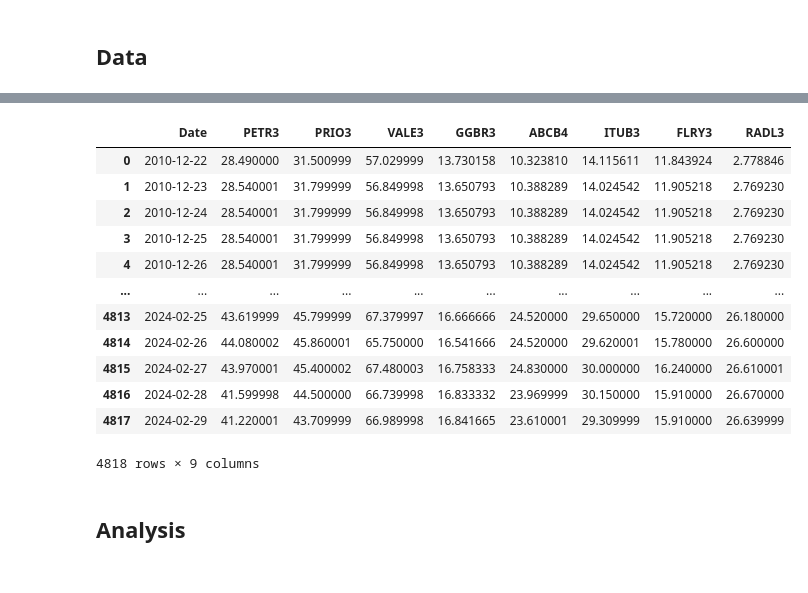
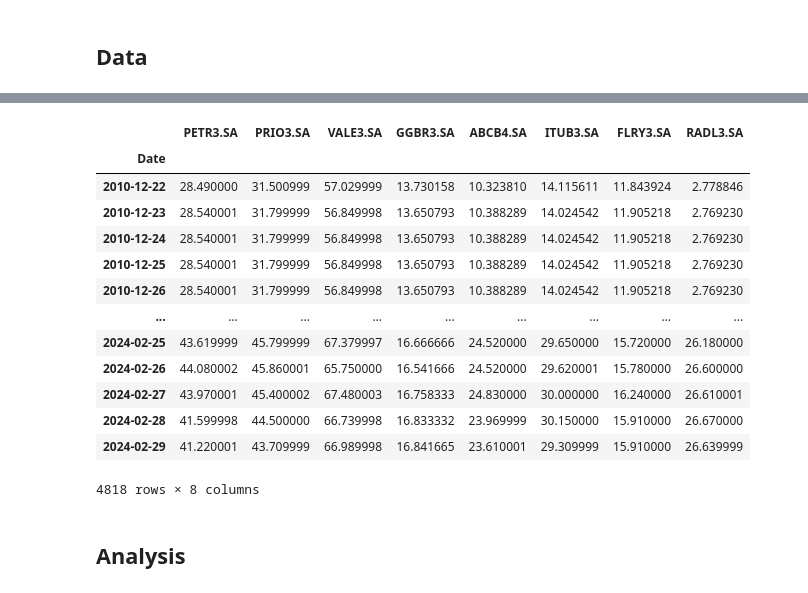
Before and after one commit to semcovici/Mean-Reversion-Prediction-with-Brazilian-Stocks-Market, a Jupyter notebook: notebooks/EDA_relatorio.ipynb, the cells around one changed output, grey strips where cells are left out. Saved outputs shown, nothing was run; the diff lists cells and outputs as text; code cells hidden in the pictures.

```diff
--- a/notebooks/EDA_relatorio.ipynb
+++ b/notebooks/EDA_relatorio.ipynb
@@ -61,7 +57,7 @@ def create_joint_df(dict_dfs, col):
 
         df_rel = df[col].reset_index()
 
-        df_rel.rename({col: asset.replace(".SA", "")},axis= 1, inplace = True)
+        df_rel.rename({col: asset},axis= 1, inplace = True)
 
 
         if len(df_final) == 0:
@@ -116,20 +119,23 @@ df_dp_int
 # %%
 df_close = create_joint_df(dict_dfs, 'Close')
+df_close.Date = pd.to_datetime(df_close.Date)
+df_close.set_index("Date", inplace=True)
 df_close
 # %% [output]
-|  | Date | PETR3 | PRIO3 | VALE3 | GGBR3 | ABCB4 | ITUB3 | FLRY3 | RADL3 |
-| 0 | 2010-12-22 | 28.490000 | 31.500999 | 57.029999 | 13.730158 | 10.323810 | 14.115611 | 11.843924 | 2.778846 |
-| 1 | 2010-12-23 | 28.540001 | 31.799999 | 56.849998 | 13.650793 | 10.388289 | 14.024542 | 11.905218 | 2.769230 |
-| 2 | 2010-12-24 | 28.540001 | 31.799999 | 56.849998 | 13.650793 | 10.388289 | 14.024542 | 11.905218 | 2.769230 |
-| 3 | 2010-12-25 | 28.540001 | 31.799999 | 56.849998 | 13.650793 | 10.388289 | 14.024542 | 11.905218 | 2.769230 |
-| 4 | 2010-12-26 | 28.540001 | 31.799999 | 56.849998 | 13.650793 | 10.388289 | 14.024542 | 11.905218 | 2.769230 |
-| ... | ... | ... | ... | ... | ... | ... | ... | ... | ... |
-| 4813 | 2024-02-25 | 43.619999 | 45.799999 | 67.379997 | 16.666666 | 24.520000 | 29.650000 | 15.720000 | 26.180000 |
-| 4814 | 2024-02-26 | 44.080002 | 45.860001 | 65.750000 | 16.541666 | 24.520000 | 29.620001 | 15.780000 | 26.600000 |
-| 4815 | 2024-02-27 | 43.970001 | 45.400002 | 67.480003 | 16.758333 | 24.830000 | 30.000000 | 16.240000 | 26.610001 |
-| 4816 | 2024-02-28 | 41.599998 | 44.500000 | 66.739998 | 16.833332 | 23.969999 | 30.150000 | 15.910000 | 26.670000 |
-| 4817 | 2024-02-29 | 41.220001 | 43.709999 | 66.989998 | 16.841665 | 23.610001 | 29.309999 | 15.910000 | 26.639999 |
+|  | PETR3.SA | PRIO3.SA | VALE3.SA | GGBR3.SA | ABCB4.SA | ITUB3.SA | FLRY3.SA | RADL3.SA |
+| Date |  |  |  |  |  |  |  |  |
+| 2010-12-22 | 28.490000 | 31.500999 | 57.029999 | 13.730158 | 10.323810 | 14.115611 | 11.843924 | 2.778846 |
+| 2010-12-23 | 28.540001 | 31.799999 | 56.849998 | 13.650793 | 10.388289 | 14.024542 | 11.905218 | 2.769230 |
+| 2010-12-24 | 28.540001 | 31.799999 | 56.849998 | 13.650793 | 10.388289 | 14.024542 | 11.905218 | 2.769230 |
+| 2010-12-25 | 28.540001 | 31.799999 | 56.849998 | 13.650793 | 10.388289 | 14.024542 | 11.905218 | 2.769230 |
+| 2010-12-26 | 28.540001 | 31.799999 | 56.849998 | 13.650793 | 10.388289 | 14.024542 | 11.905218 | 2.769230 |
+| ... | ... | ... | ... | ... | ... | ... | ... | ... |
+| 2024-02-25 | 43.619999 | 45.799999 | 67.379997 | 16.666666 | 24.520000 | 29.650000 | 15.720000 | 26.180000 |
+| 2024-02-26 | 44.080002 | 45.860001 | 65.750000 | 16.541666 | 24.520000 | 29.620001 | 15.780000 | 26.600000 |
+| 2024-02-27 | 43.970001 | 45.400002 | 67.480003 | 16.758333 | 24.830000 | 30.000000 | 16.240000 | 26.610001 |
+| 2024-02-28 | 41.599998 | 44.500000 | 66.739998 | 16.833332 | 23.969999 | 30.150000 | 15.910000 | 26.670000 |
+| 2024-02-29 | 41.220001 | 43.709999 | 66.989998 | 16.841665 | 23.610001 | 29.309999 | 15.910000 | 26.639999 |
-4818 rows × 9 columns
+4818 rows × 8 columns
 # %% [markdown]
 ## Analysis
 # %% [markdown]
```
Also changed, not shown: parts of 36 cells of this notebook.
